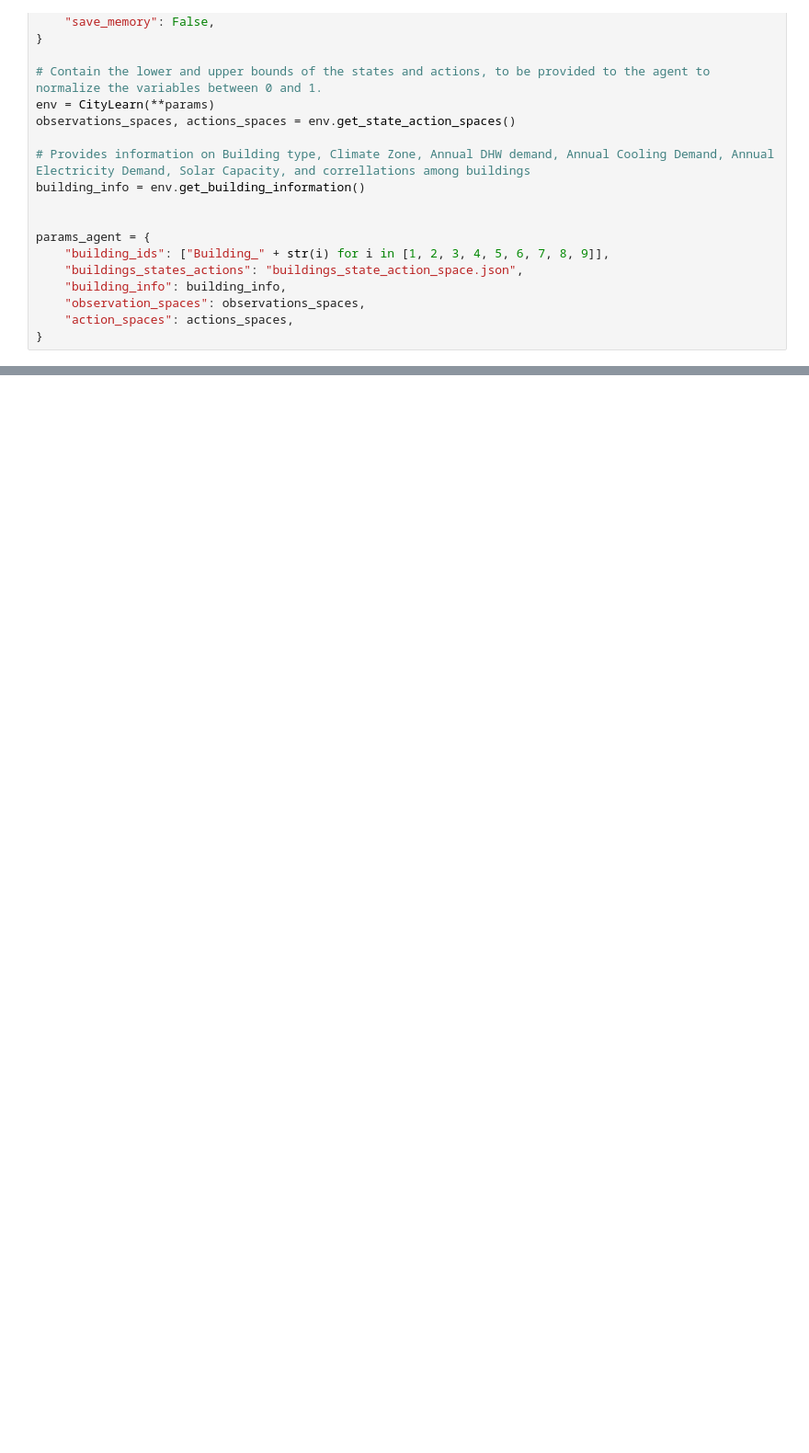
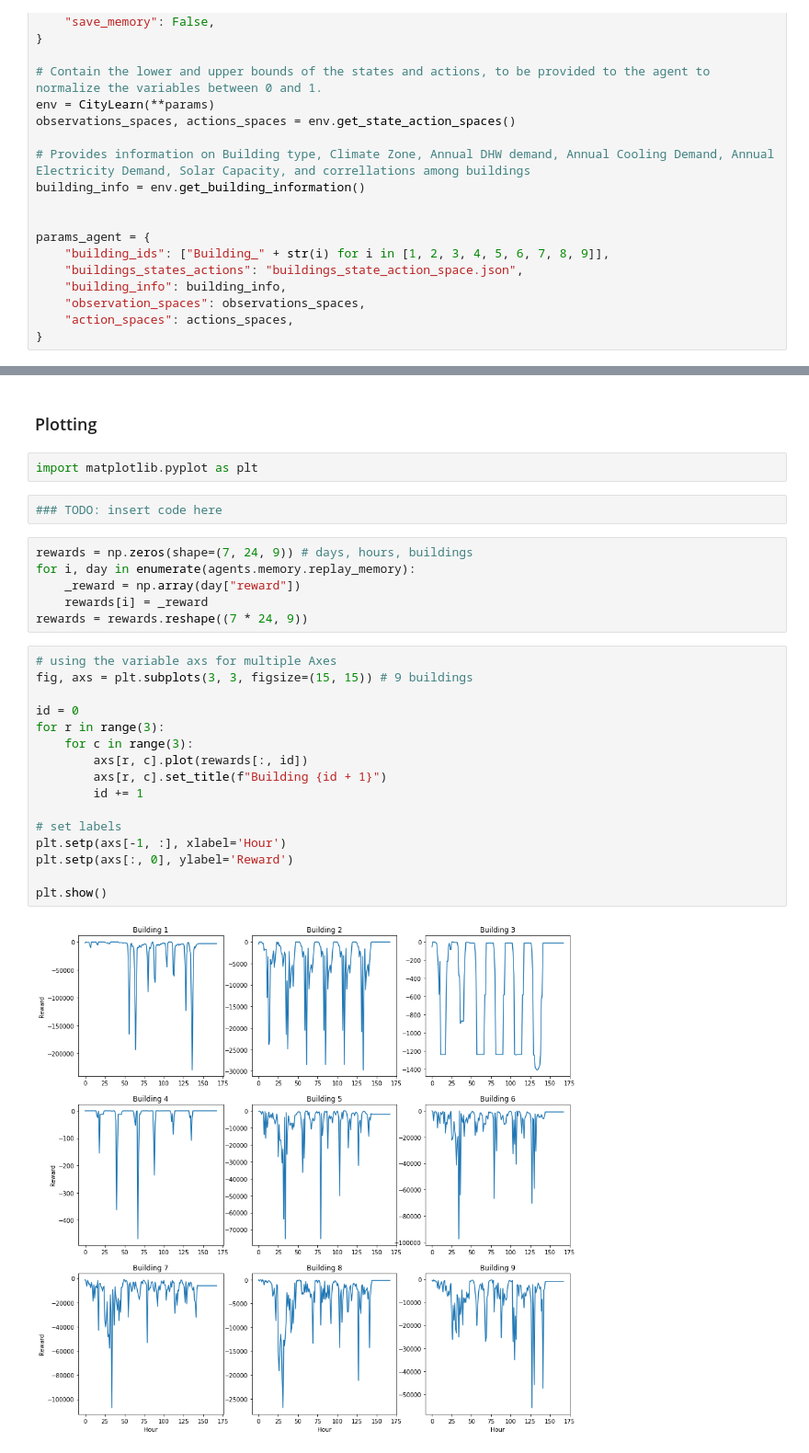
Before and after one commit to QasimWani/ZOiRL, a Jupyter notebook: debug.ipynb, the cells around one changed output, grey strips where cells are left out. Shown at 92% size. Drawn from its saved outputs; the diff is of its cells as text; blank space fills up the shorter version.

Commit message:
adding rewards plot

```diff
--- a/debug.ipynb
+++ b/debug.ipynb
@@ -91,0 +94,30 @@ Time step: 95
+# %% [markdown]
+### Plotting
+# %%
+import matplotlib.pyplot as plt
+# %%
+### TODO: insert code here
+# %%
+rewards = np.zeros(shape=(7, 24, 9)) # days, hours, buildings
+for i, day in enumerate(agents.memory.replay_memory):
+    _reward = np.array(day["reward"])
+    rewards[i] = _reward
+rewards = rewards.reshape((7 * 24, 9))
+# %%
+# using the variable axs for multiple Axes
+fig, axs = plt.subplots(3, 3, figsize=(15, 15)) # 9 buildings
+
+id = 0
+for r in range(3):
+    for c in range(3):
+        axs[r, c].plot(rewards[:, id])
+        axs[r, c].set_title(f"Building {id + 1}")
+        id += 1
+
+# set labels
+plt.setp(axs[-1, :], xlabel='Hour')
+plt.setp(axs[:, 0], ylabel='Reward')
+
+plt.show()
+# %% [output]
+[figure, added]
```
Also changed, not shown: parts of 1 cell of this notebook.
